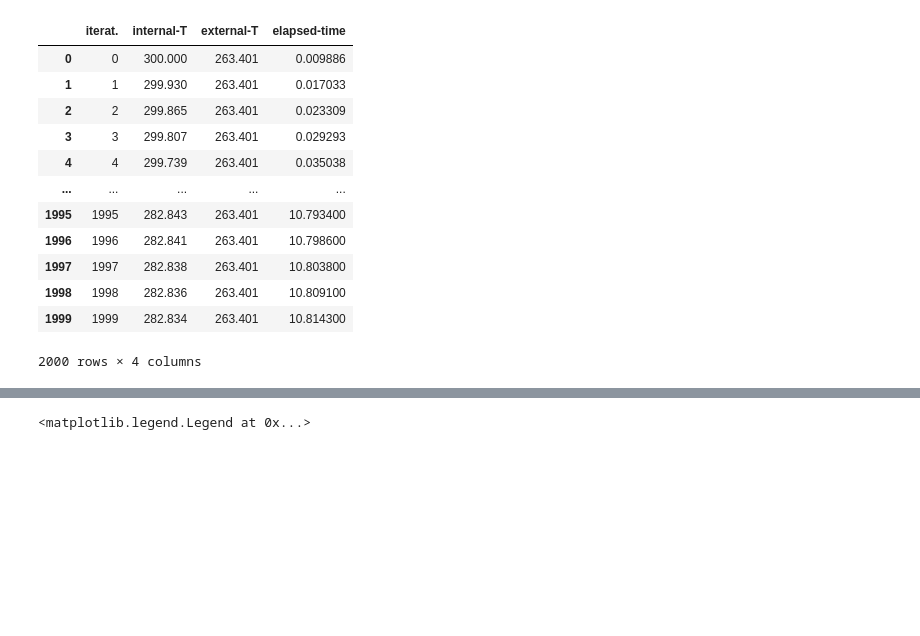
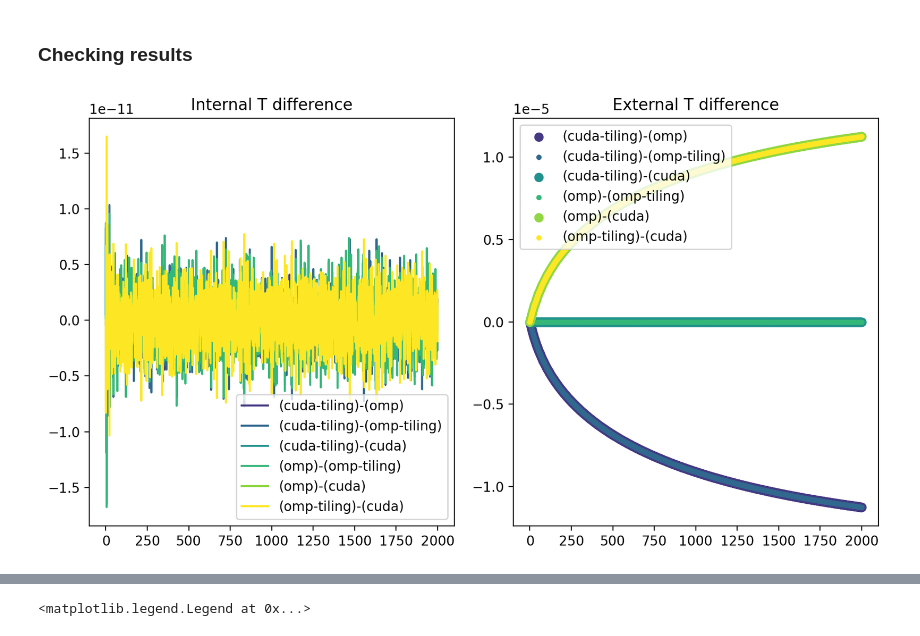
Before and after one commit to RaffaeleSabatini/Thermal-diffusion-simulation, a Jupyter notebook: plots.ipynb, the cells around one changed output, grey strips where cells are left out. Cells and saved outputs as stored; diff of their text form; code cells hidden in the pictures; blank space fills up the shorter version.

Commit message:
Plots

```diff
--- a/plots.ipynb
+++ b/plots.ipynb
@@ -1,23 +8,41 @@
+# %% [markdown]
+### Checking results
 # %%
-import matplotlib.pyplot as plt
-import numpy as np
-import pandas as pd
+data_files = glb.glob("*.txt")
+Nt = 2000
+t_grid = np.arange(Nt+1)
+Tin_dict = {df: None for df in data_files}
+Tout_dict = {df: None for df in data_files}
 
-data = pd.read_csv("avg_temp-n_threads8-points1000000-n_t2000.txt", sep=" ")
-# plt.scatter(data, data[1], s=2)
-# plt.tight_layout()
-data
+for df in data_files:
+    data = pd.read_csv(df, sep=" ")
+    Tin_dict[df] = data["internal-T"].to_numpy()
+    Tout_dict[df] = data["external-T"].to_numpy()
+
+pairs = list(combinations(data_files, 2))
+fig, (ax1, ax2) = plt.subplots(ncols=2, figsize=(9, 5), dpi=200)
+linestyle = ["o", "."]
+
+cm = plt.get_cmap("viridis")
+# plt.xlabel("Iteration")
+# plt.ylabel(r"$\Delta T$")
+for i, (df1, df2) in enumerate(pairs):
+    clean_df1 = df1.split("-x")[0].replace("_avg_temp", "").replace("-n_threads4", "")
+    clean_df2 = df2.split("-x")[0].replace("_avg_temp", "").replace("-n_threads4", "")
+
+    ax1.plot(t_grid, Tin_dict[df1]-Tin_dict[df2], label=f"({clean_df1})-({clean_df2})", c=cm((i+1)/len(pairs)))
+    ax1.set_title("Internal T difference")
+    ax1.legend()
+
+    ax2.scatter(
+        t_grid, Tout_dict[df1]-Tout_dict[df2],
+        label=f"({clean_df1})-({clean_df2})",
+        marker=linestyle[i%len(linestyle)],
+        color=cm((i+1)/len(pairs))
+        )
+    ax2.set_title("External T difference")
+    ax2.legend()
+
+plt.tight_layout()
 # %% [output]
-|  | iterat. | internal-T | external-T | elapsed-time |
-| 0 | 0 | 300.000 | 263.401 | 0.009886 |
-| 1 | 1 | 299.930 | 263.401 | 0.017033 |
-| 2 | 2 | 299.865 | 263.401 | 0.023309 |
-| 3 | 3 | 299.807 | 263.401 | 0.029293 |
-| 4 | 4 | 299.739 | 263.401 | 0.035038 |
-| ... | ... | ... | ... | ... |
-| 1995 | 1995 | 282.843 | 263.401 | 10.793400 |
-| 1996 | 1996 | 282.841 | 263.401 | 10.798600 |
-| 1997 | 1997 | 282.838 | 263.401 | 10.803800 |
-| 1998 | 1998 | 282.836 | 263.401 | 10.809100 |
-| 1999 | 1999 | 282.834 | 263.401 | 10.814300 |
-2000 rows × 4 columns
+[figure, added]
```
Also changed, not shown: parts of 3 cells of this notebook.
